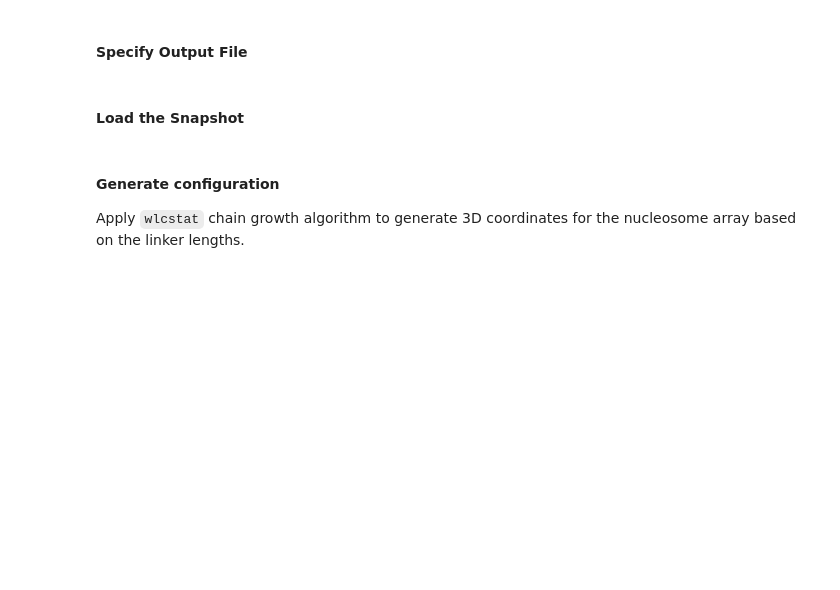
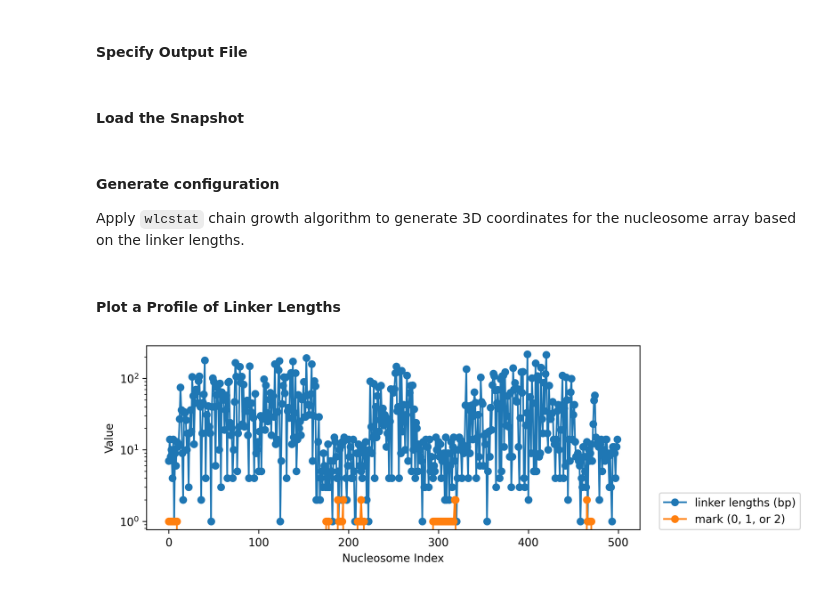
Before and after one commit to JosephWakim/NucleoArr, a Jupyter notebook: examples/render_nucleosome_array.ipynb, the cells around one changed output. Saved outputs shown, nothing was run; the diff lists cells and outputs as text; code cells hidden in the pictures; blank space fills up the shorter version.

Commit message:
added profile of linker lengths to rendering notebook

```diff
--- a/examples/render_nucleosome_array.ipynb
+++ b/examples/render_nucleosome_array.ipynb
@@ -47,3 +48,20 @@ indf = int(nuc_arr.n_beads / 2 + beads_in_image / 2)
 
 # Generate a configuration of the nucleosome array
 nuc.render_nuc_arr(nuc_arr, ind0, indf, save_path=f"{out_dir}/r_poly.pdb")
+# %% [markdown]
+#### Plot a Profile of Linker Lengths
+# %%
+linker_lengths = nuc_arr.linker_lengths
+marks = nuc_arr.marks
+nucleosome_indices = np.arange(len(linker_lengths))
+
+plt.figure(figsize=(8,3), dpi=300)
+plt.plot(nucleosome_indices, linker_lengths, "o-", label="linker lengths (bp)")
+plt.plot(nucleosome_indices, marks, "o-", label="mark (0, 1, or 2)")
+plt.xlabel("Nucleosome Index")
+plt.ylabel("Value")
+plt.yscale("log")
+plt.legend(loc=(1.04, 0))
+plt.show()
+# %% [output]
+[figure, added]
```
Also changed, not shown: parts of 1 cell of this notebook.
